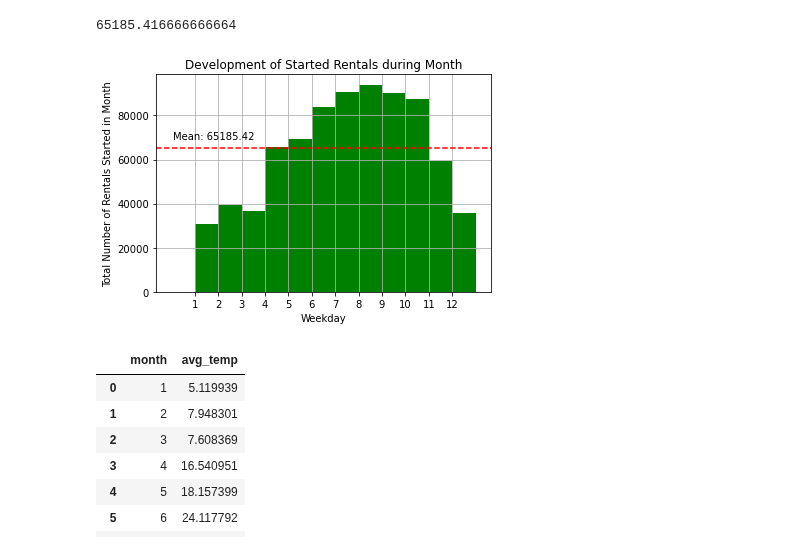
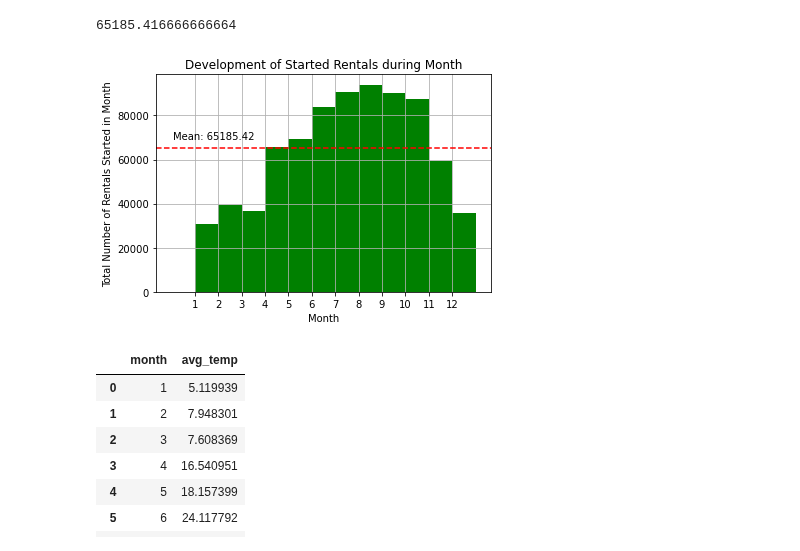
Before and after one commit to yassinehammou27/intentionally_blank, a Jupyter notebook: Team Assignment - Intentionally Blank.ipynb, the cells around one changed output. Drawn from its saved outputs; the diff is of its cells as text; code cells hidden in the pictures.

```diff
--- a/Team Assignment - Intentionally Blank.ipynb
+++ b/Team Assignment - Intentionally Blank.ipynb
@@ -557,16 +557,16 @@ mean
 # %%
 plt.hist(df["month"], bins=range(0,14,1), color="green")
 plt.axhline(mean, color="r", linestyle="--")
-plt.xlabel("Weekday")
+plt.xlabel("Month")
 plt.ylabel("Total Number of Rentals Started in Month")
 plt.title("Development of Started Rentals during Month")
 plt.xticks(range(1,13,1))
 min_xlim, max_xlim = plt.xlim()
 plt.text(min_xlim*(-0.1), mean*(1.06), "Mean: {:.2f}".format(mean))
 plt.grid(True)
 plt.show()
 # %% [output]
-[figure, old version]
+[figure, new version]
 # %%
 df_weather = df_weather_2017
 df_weather["date"] = df_weather["date_time"].dt.date
```
Also changed, not shown: parts of 1 cell of this notebook.
